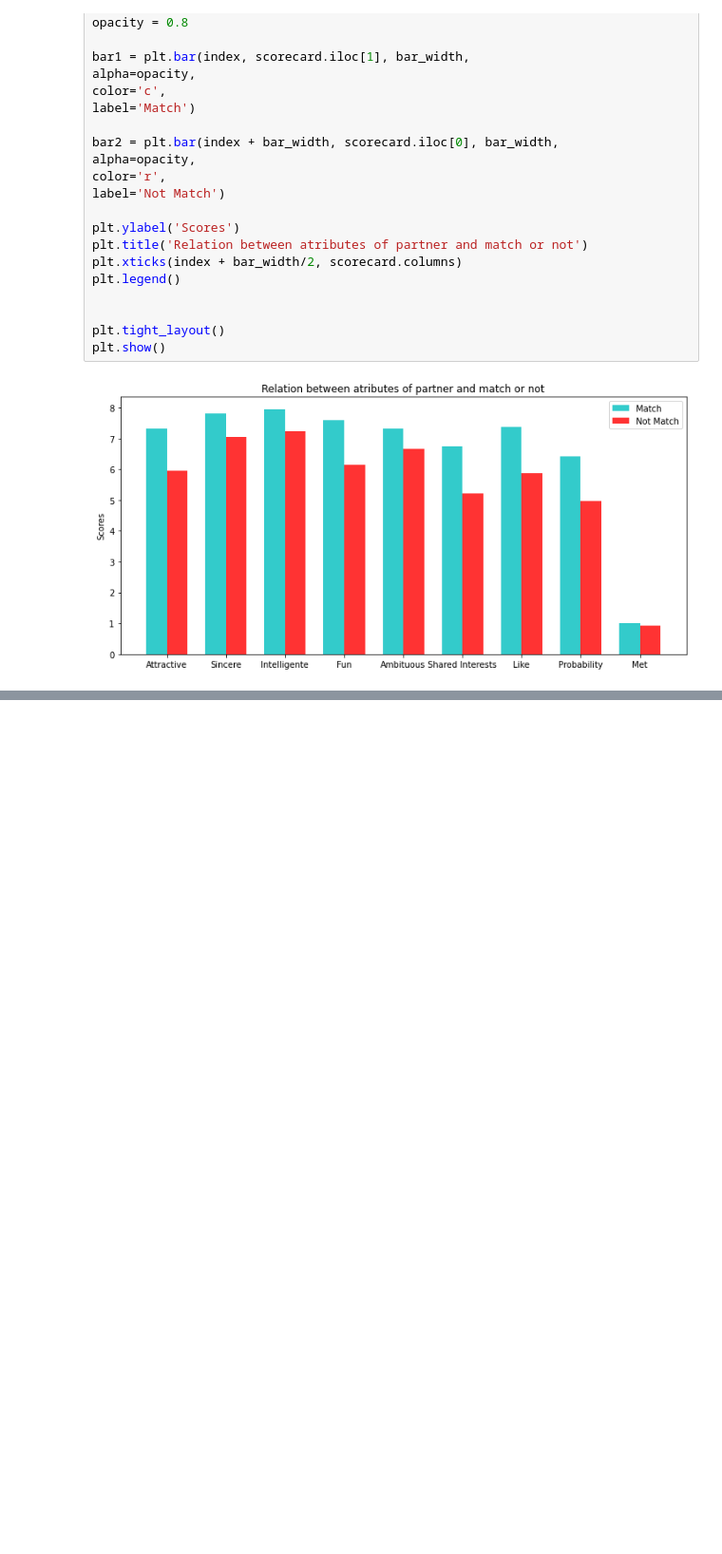
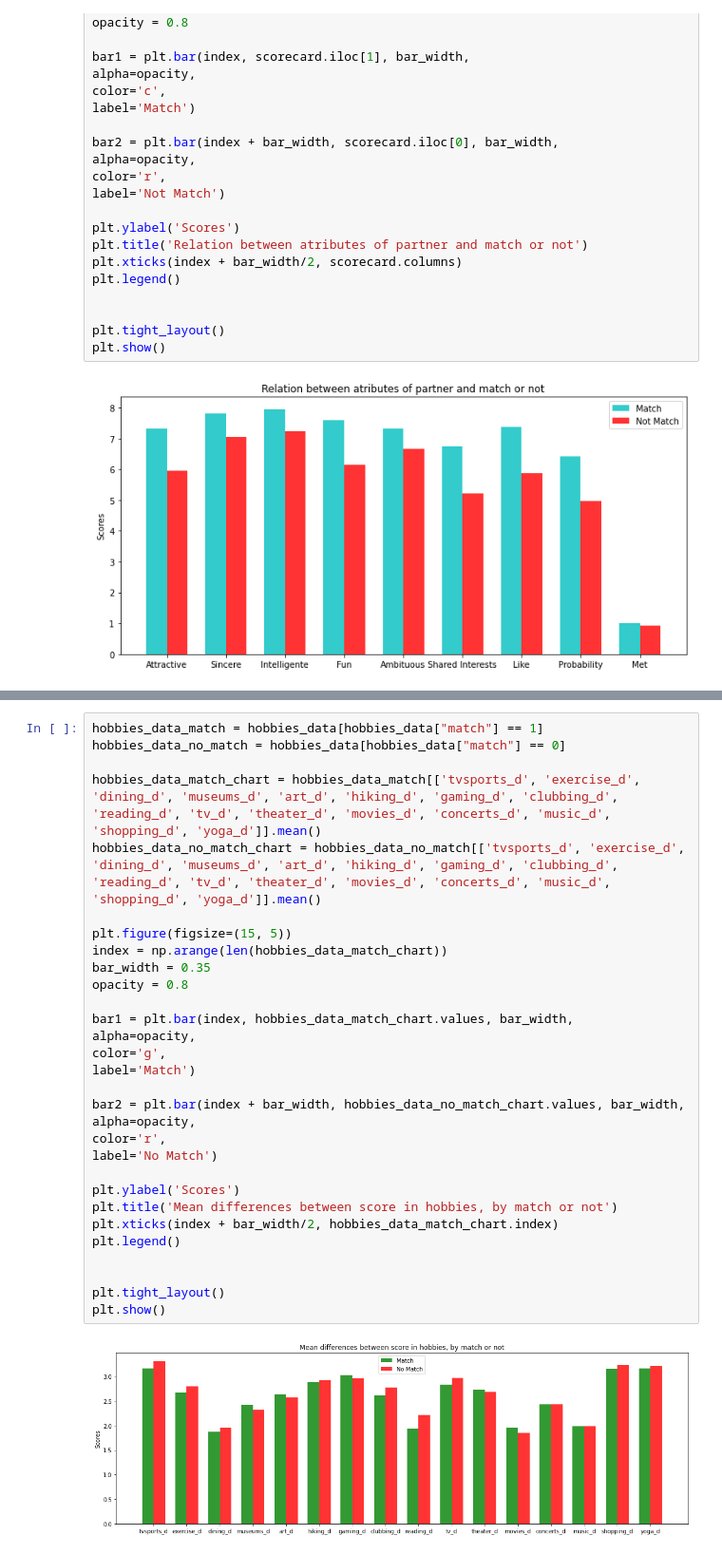
Before and after one commit to ZoziLaMalice/speed_dating, a Jupyter notebook: Notebook/first_cleaning_&_analyse.ipynb, the cells around one changed output, grey strips where cells are left out. Shown at 95% size. Saved outputs shown, nothing was run; the diff lists cells and outputs as text; blank space fills up the shorter version.

```diff
--- a/Notebook/first_cleaning_&_analyse.ipynb
+++ b/Notebook/first_cleaning_&_analyse.ipynb
@@ -314 +350,33 @@ hobbies_data_match.head()
+# %%
+hobbies_data_match = hobbies_data[hobbies_data["match"] == 1]
+hobbies_data_no_match = hobbies_data[hobbies_data["match"] == 0]
+
+hobbies_data_match_chart = hobbies_data_match[['tvsports_d', 'exercise_d', 'dining_d', 'museums_d', 'art_d', 'hiking_d', 'gaming_d', 'clubbing_d', 'reading_d', 'tv_d', 'theater_d', 'movies_d', 'concerts_d', 'music_d', 'shopping_d', 'yoga_d']].mean()
+hobbies_data_no_match_chart = hobbies_data_no_match[['tvsports_d', 'exercise_d', 'dining_d', 'museums_d', 'art_d', 'hiking_d', 'gaming_d', 'clubbing_d', 'reading_d', 'tv_d', 'theater_d', 'movies_d', 'concerts_d', 'music_d', 'shopping_d', 'yoga_d']].mean()
+
+plt.figure(figsize=(15, 5))
+index = np.arange(len(hobbies_data_match_chart))
+bar_width = 0.35
+opacity = 0.8
+
+bar1 = plt.bar(index, hobbies_data_match_chart.values, bar_width,
+alpha=opacity,
+color='g',
+label='Match')
+
+bar2 = plt.bar(index + bar_width, hobbies_data_no_match_chart.values, bar_width,
+alpha=opacity,
+color='r',
+label='No Match')
+
+plt.ylabel('Scores')
+plt.title('Mean differences between score in hobbies, by match or not')
+plt.xticks(index + bar_width/2, hobbies_data_match_chart.index)
+plt.legend()
+
+
+plt.tight_layout()
+plt.show()
+# %% [output]
+[figure, added]
 # %%
```
Also changed, not shown: parts of 11 cells of this notebook, 1 other file.
